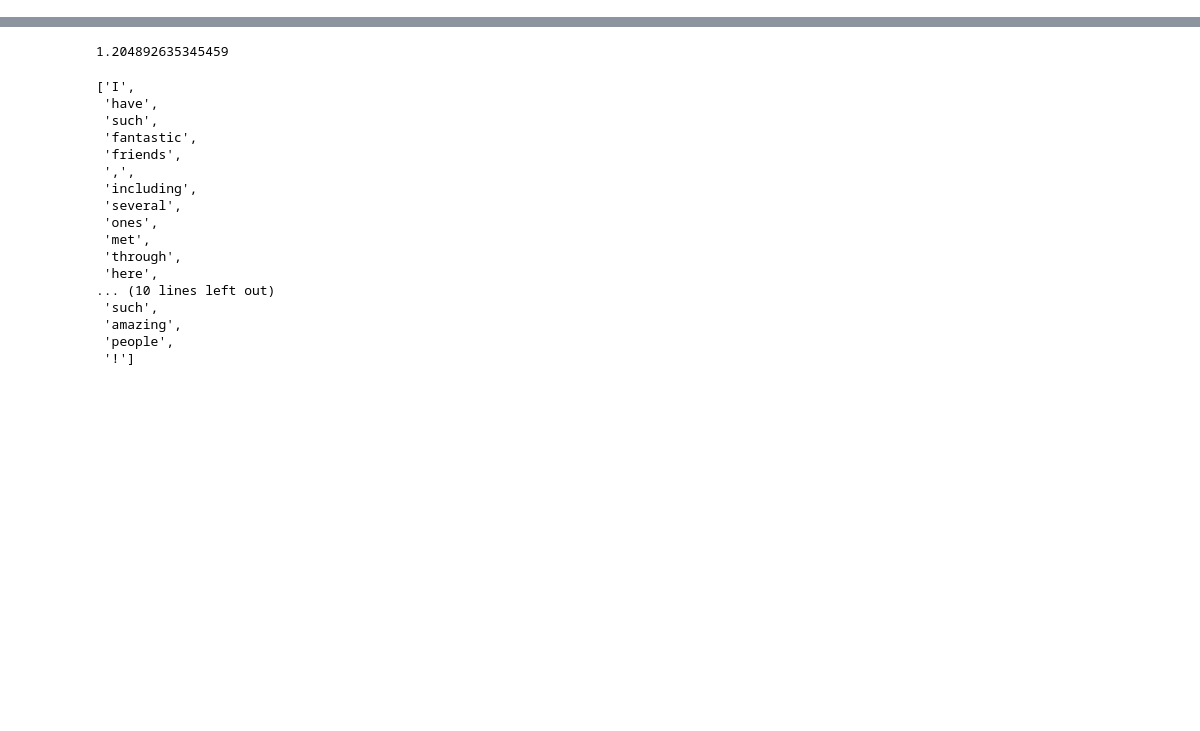
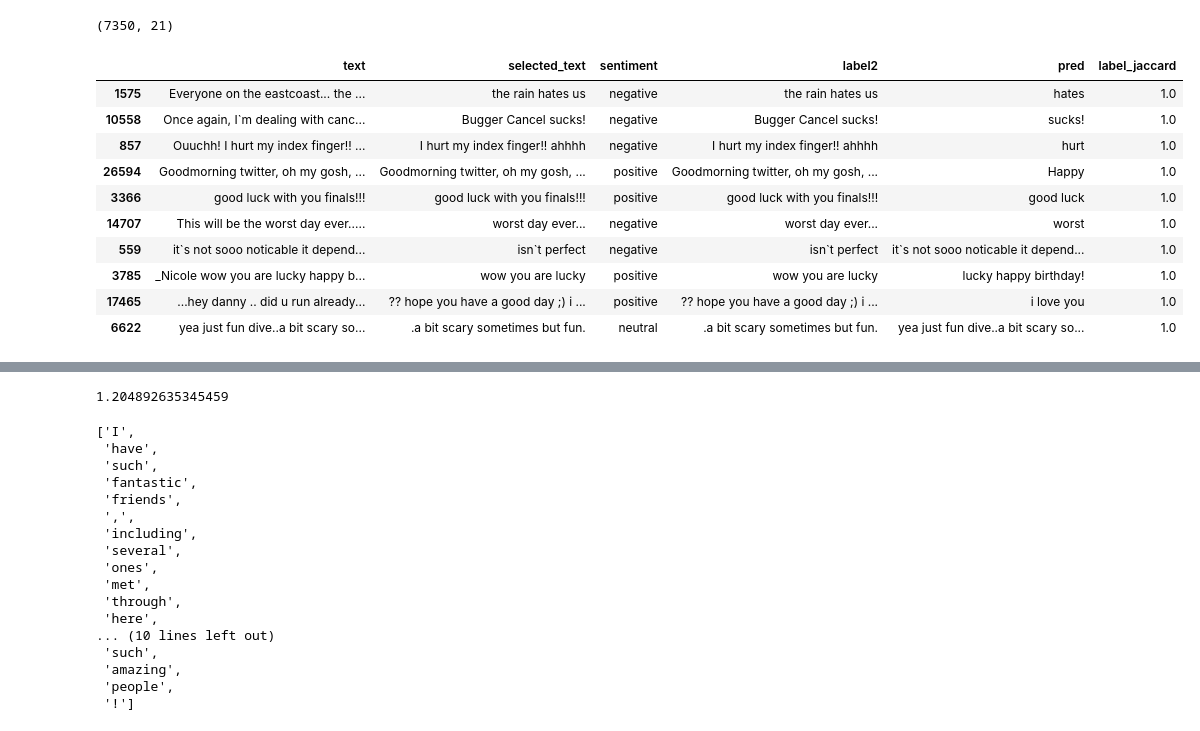
Before and after one commit to thuwyh/Tweet-Sentiment-Extraction, a Jupyter notebook: notebook/eda-distillation.ipynb, the cells around one changed output, grey strips where cells are left out. Drawn from its saved outputs; the diff is of its cells as text; code cells hidden in the pictures; blank space fills up the shorter version.

```diff
--- a/notebook/eda-distillation.ipynb
+++ b/notebook/eda-distillation.ipynb
@@ -153,0 +207,16 @@ pred['delta_jaccard'] = pred['label_jaccard']-pred['jaccard']
+# %%
+print(pred[(pred['label_jaccard']>0.5)&(pred['jaccard']<0.5)].shape)
+pred[(pred['label_jaccard']>0.5)&(pred['jaccard']<0.5)][['text','selected_text','sentiment','label2','pred','label_jaccard']].sample(n=10)
+# %% [output]
+(7350, 21)
+|  | text | selected_text | sentiment | label2 | pred | label_jaccard |
+| 1575 | Everyone on the eastcoast... the ... | the rain hates us | negative | the rain hates us | hates | 1.0 |
+| 10558 | Once again, I`m dealing with canc... | Bugger Cancel sucks! | negative | Bugger Cancel sucks! | sucks! | 1.0 |
+| 857 | Ouuchh! I hurt my index finger!! ... | I hurt my index finger!! ahhhh | negative | I hurt my index finger!! ahhhh | hurt | 1.0 |
+| 26594 | Goodmorning twitter, oh my gosh, ... | Goodmorning twitter, oh my gosh, ... | positive | Goodmorning twitter, oh my gosh, ... | Happy | 1.0 |
+| 3366 | good luck with you finals!!! | good luck with you finals!!! | positive | good luck with you finals!!! | good luck | 1.0 |
+| 14707 | This will be the worst day ever..... | worst day ever... | negative | worst day ever... | worst | 1.0 |
+| 559 | it`s not sooo noticable it depend... | isn`t perfect | negative | isn`t perfect | it`s not sooo noticable it depend... | 1.0 |
+| 3785 | _Nicole wow you are lucky happy b... | wow you are lucky | positive | wow you are lucky | lucky happy birthday! | 1.0 |
+| 17465 | ...hey danny .. did u run already... | ?? hope you have a good day ;) i ... | positive | ?? hope you have a good day ;) i ... | i love you | 1.0 |
+| 6622 | yea just fun dive..a bit scary so... | .a bit scary sometimes but fun. | neutral | .a bit scary sometimes but fun. | yea just fun dive..a bit scary so... | 1.0 |
```
Also changed, not shown: parts of 15 cells of this notebook, 7 other files.
